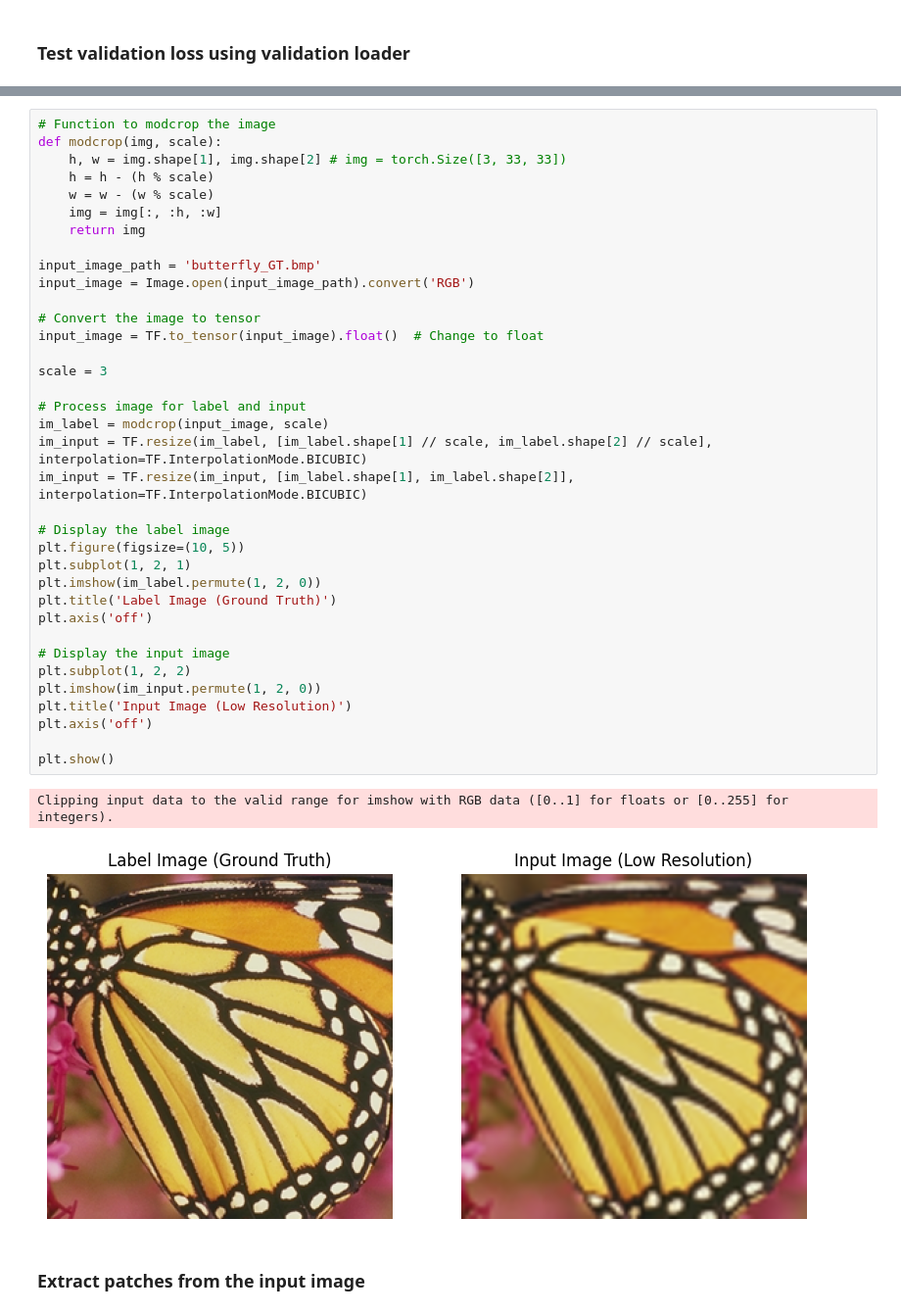
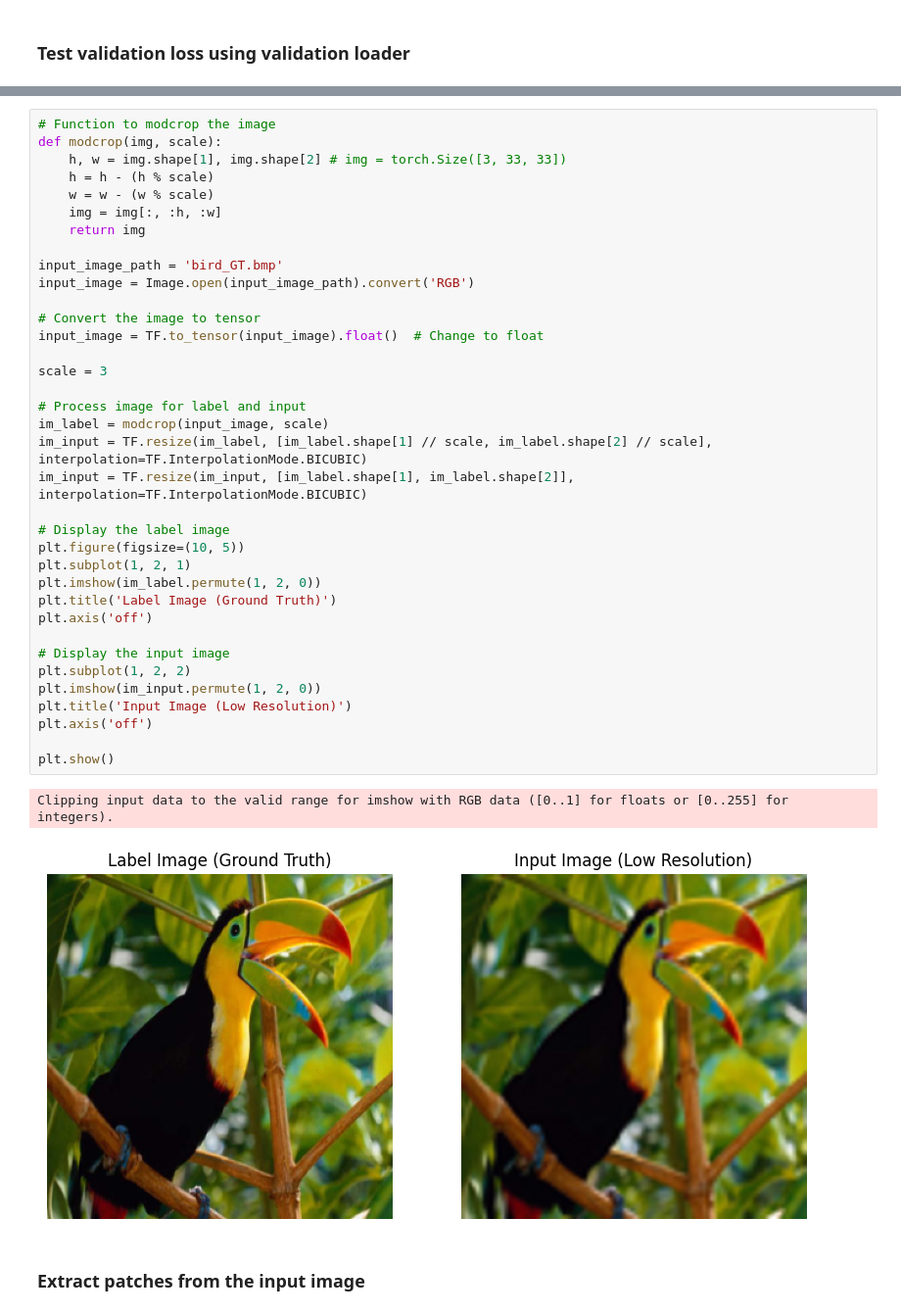
Before and after one commit to AdamAzuddin/SRCNN-PyTorch, a Jupyter notebook: train_srcnn.ipynb, the cells around one changed output, grey strips where cells are left out. Shown at 98% size. Cells and saved outputs as stored; diff of their text form.

```diff
--- a/train_srcnn.ipynb
+++ b/train_srcnn.ipynb
@@ -185,36 +185,36 @@ def modcrop(img, scale):
     img = img[:, :h, :w]
     return img
 
-input_image_path = 'butterfly_GT.bmp'
+input_image_path = 'bird_GT.bmp'
 input_image = Image.open(input_image_path).convert('RGB')
 
 # Convert the image to tensor
 input_image = TF.to_tensor(input_image).float()  # Change to float
 
 scale = 3
 
 # Process image for label and input
 im_label = modcrop(input_image, scale)
 im_input = TF.resize(im_label, [im_label.shape[1] // scale, im_label.shape[2] // scale], interpolation=TF.InterpolationMode.BICUBIC)
 im_input = TF.resize(im_input, [im_label.shape[1], im_label.shape[2]], interpolation=TF.InterpolationMode.BICUBIC)
 
 # Display the label image
 plt.figure(figsize=(10, 5))
 plt.subplot(1, 2, 1)
 plt.imshow(im_label.permute(1, 2, 0))
 plt.title('Label Image (Ground Truth)')
 plt.axis('off')
 
 # Display the input image
 plt.subplot(1, 2, 2)
 plt.imshow(im_input.permute(1, 2, 0))
 plt.title('Input Image (Low Resolution)')
 plt.axis('off')
 
 plt.show()
 # %% [output]
 Clipping input data to the valid range for imshow with RGB data ([0..1] for floats or [0..255] for integers).
-[figure, old version]
+[figure, new version]
 # %% [markdown]
 ### Extract patches from the input image
 # %%
```
Also changed, not shown: parts of 1 cell of this notebook, 1 other file.
